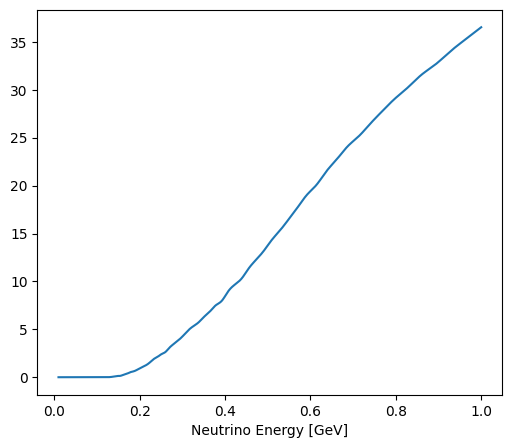
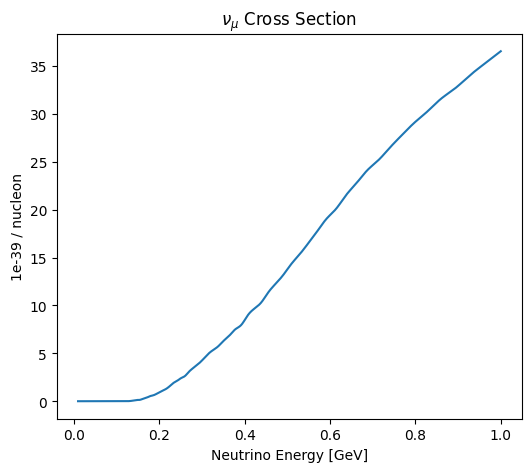
Code edit (unified diff) that turned the first committed figure into the second:
--- before
+++ after
@@ -1,6 +1,7 @@
 xsec = np.loadtxt("./DATA/numu_Ar_v3.04.00_t.AR23.20i.00.000.txt")
-xsec_nuc = 1e-39 / 40 # Check units 
+xsec_nuc = 1e-39 / 40 # Not sure which units
 fig, ax = plt.subplots(figsize=(6,5))
 ax.plot(xsec[:,0], xsec[:,1])
 ax.set_xlabel("Neutrino Energy [GeV]")
-ax.set_ylabel("")
+ax.set_ylabel("1e-39 / nucleon")
+ax.set_title(r"$\nu_\mu$ Cross Section")

Commit: change file layout